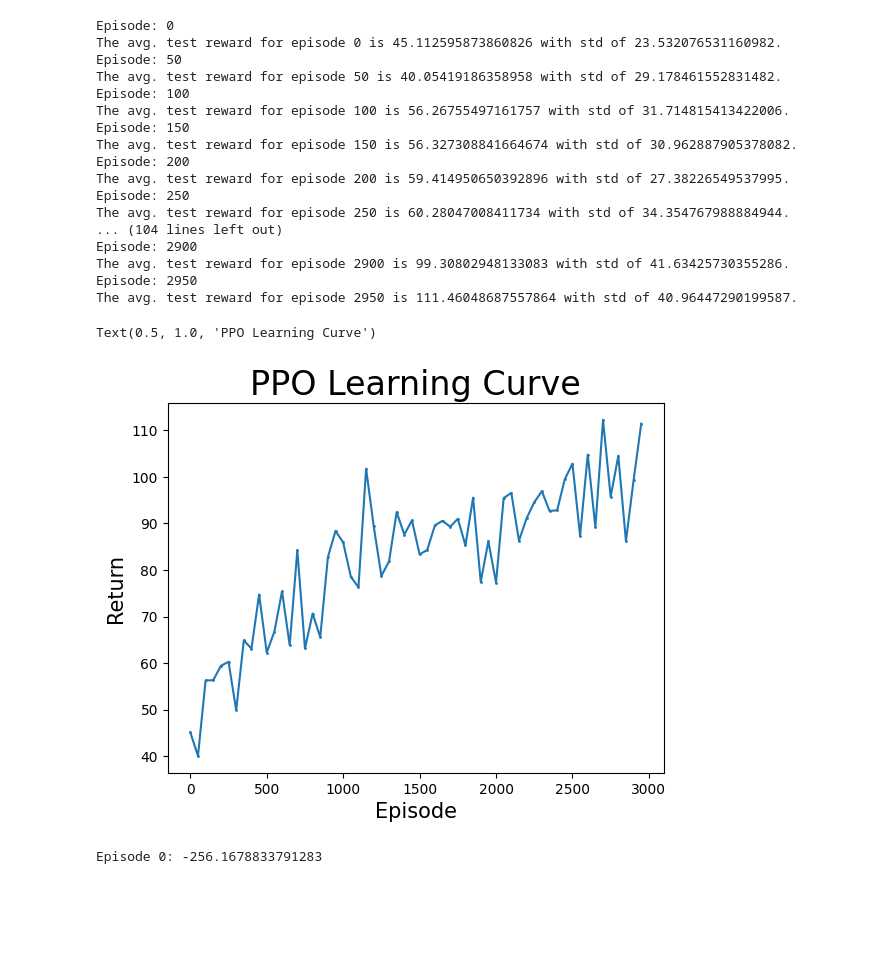
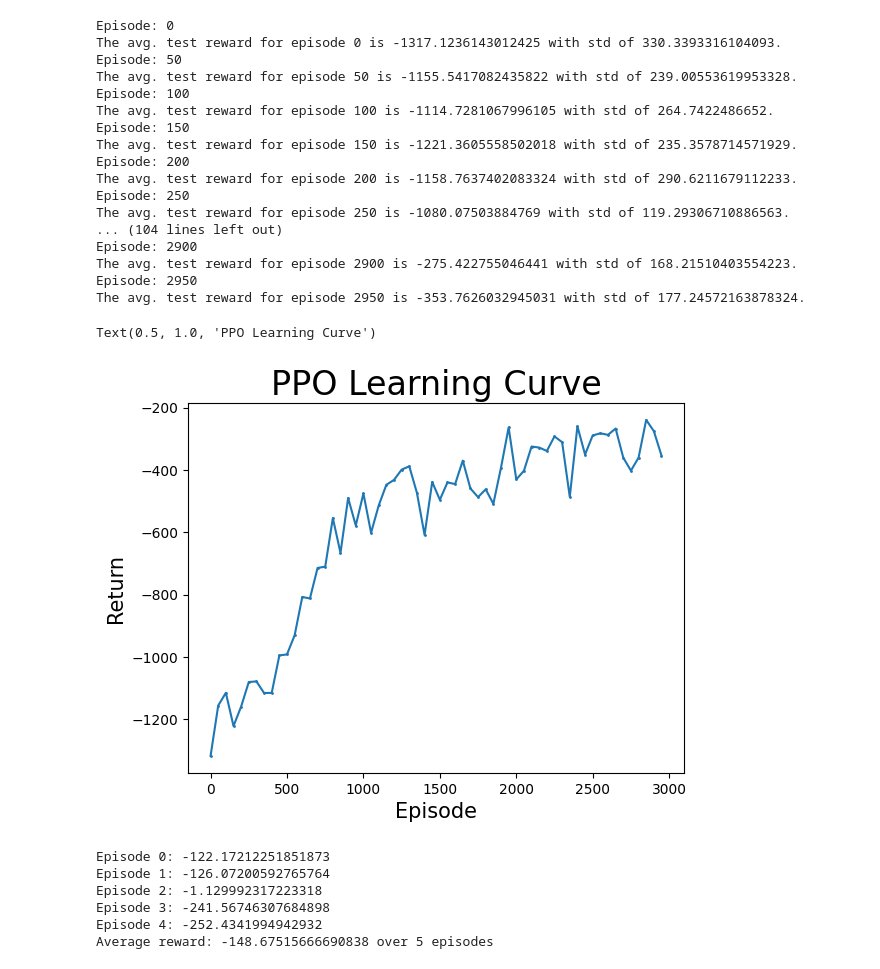
Before and after one commit to AndyPiantoni/ReinforceUs, a Jupyter notebook: PPO_from_scratch_ANDY-tuto-pytorch.ipynb, the cells around one changed output. Drawn from its saved outputs; the diff is of its cells as text; code cells hidden in the pictures; blank space fills up the shorter version.

```diff
--- a/PPO_from_scratch_ANDY-tuto-pytorch.ipynb
+++ b/PPO_from_scratch_ANDY-tuto-pytorch.ipynb
@@ -84,8 +88,13 @@ class NeuralNet(torch.nn.Module):
         x = self.output_activation(self.output_layer(x))
         return x
 
+def normalize_reward(env, reward):
+    """
+    Normalize the reward between -1 and 1
+    """
+    return (reward + 8.1) / 8.1
 
-def generate_single_episode(env, policy_net):
+def generate_single_episode(env, policy_net, eval=False):
     """
     Generates an episode by executing the current policy in the given env
     """
@@ -136,12 +145,18 @@ def generate_single_episode(env, policy_net):
         log_probs.append(log_prob)
 
         # take a selected action
-        if isinstance(env.action_space, gym.spaces.Discrete):
-            state, reward, terminated, truncated, _ = env.step(action)
-            reward = (reward + 8.1) / 8.1
-        else:
-            state, reward, terminated, truncated, _ = env.step(action)
-            reward = (reward + 8.1) / 8.1
+
+        state, reward, terminated, truncated, _ = env.step(action)
+        if terminated:
+            print(f"Envrionement solved in {t} steps")
+        if not eval:
+            # normalize the reward between -1 and 1
+            # reward = (reward + 8.1) / 8.1
+            if isinstance(env.action_space, gym.spaces.Discrete):
+                continue
+            else:
+                reward = normalize_reward(env, reward)
+
         rewards.append(reward)
 
         if terminated | truncated:
@@ -154,7 +169,7 @@ def evaluate_policy(env, policy_net):
     """
     Compute accumulative trajectory reward
     """
-    states, actions, rewards, log_probs = generate_single_episode(env, policy_net)
+    states, actions, rewards, log_probs = generate_single_episode(env, policy_net, eval=True)
     return np.sum(rewards)
 # %%
 def train_PPO(env, policy_net, policy_optimizer, value_net, value_optimizer, num_epochs, clip_val=0.2, gamma=0.99, entropy_coef=0.005, lamda=0.95):
@@ -243,6 +258,7 @@ def train_PPO(env, policy_net, policy_optimizer, value_net, value_optimizer, num
 # Define parameter values
 # env_name = 'CartPole-v0' # environment name
 env_name = 'Pendulum-v1' # environment name
+# env_name = "MountainCarContinuous-v0"
 
 #env_name = 'LunarLander-v2' # environment name
 # env_name = 'MountainCar-v0' # environment name
@@ -255,9 +271,11 @@ num_epochs = 10 # how many times we iterate the entire training dataset passing
 eval_freq = 50 # run evaluation of policy at each eval_freq trials
 eval_epi_index = num_train_ite//eval_freq # use to create x label for plot
 returns = np.zeros((num_seeds, eval_epi_index))
-gamma = 0.9 # discount factor
+gamma = 0.99 # discount factor
 clip_val = 0.2 # hyperparameter epsilon in clip objective
-entropy_coef = 0.005 # hyperparameter entropy coefficient
+entropy_coef = 0.05 # hyperparameter entropy coefficient
+policy_lr = 1e-4 # policy network's learning rate
+baseline_lr = 5e-4 # value network's learning rate
 
 # Create the environment.
 env = gym.make(env_name)
@@ -273,9 +291,6 @@ if isinstance(env.observation_space, gym.spaces.Discrete):
     nS = env.observation_space.n
 else:
     nS = env.observation_space.shape[0]
-
-policy_lr = 1e-4 # policy network's learning rate
-baseline_lr = 5e-4 # value network's learning rate
 
 for i in tqdm.tqdm(range(num_seeds)):
     reward_means = []
@@ -306,43 +321,43 @@ for i in tqdm.tqdm(range(num_seeds)):
             reward_means.append(reward_mean)
     returns[i] = np.array(reward_means)
 
 # save the policy network
-torch.save(policy_net.state_dict(), f"policy_net_{env_name}.pt")
+torch.save(policy_net.state_dict(), f"PPO_policy_net_{env_name}.pt")
 
 
 # Plot the performance over iterations
 x = np.arange(eval_epi_index)*eval_freq
 avg_returns = np.mean(returns, axis=0)
 max_returns = np.max(returns, axis=0)
 min_returns = np.min(returns, axis=0)
 
 plt.fill_between(x, min_returns, max_returns, alpha=0.1)
 plt.plot(x, avg_returns, '-o', markersize=1)
 
 plt.xlabel('Episode', fontsize = 15)
 plt.ylabel('Return', fontsize = 15)
 
 plt.title("PPO Learning Curve", fontsize = 24)
 # %% [output]
 Episode: 0
-The avg. test reward for episode 0 is 45.112595873860826 with std of 23.532076531160982.
+The avg. test reward for episode 0 is -1317.1236143012425 with std of 330.3393316104093.
 Episode: 50
-The avg. test reward for episode 50 is 40.05419186358958 with std of 29.178461552831482.
+The avg. test reward for episode 50 is -1155.5417082435822 with std of 239.00553619953328.
 Episode: 100
-The avg. test reward for episode 100 is 56.26755497161757 with std of 31.714815413422006.
+The avg. test reward for episode 100 is -1114.7281067996105 with std of 264.7422486652.
 Episode: 150
-The avg. test reward for episode 150 is 56.327308841664674 with std of 30.962887905378082.
+The avg. test reward for episode 150 is -1221.3605558502018 with std of 235.3578714571929.
 Episode: 200
-The avg. test reward for episode 200 is 59.414950650392896 with std of 27.38226549537995.
+The avg. test reward for episode 200 is -1158.7637402083324 with std of 290.6211679112233.
 Episode: 250
-The avg. test reward for episode 250 is 60.28047008411734 with std of 34.354767988884944.
+The avg. test reward for episode 250 is -1080.07503884769 with std of 119.29306710886563.
 ... (104 lines left out)
 Episode: 2900
-The avg. test reward for episode 2900 is 99.30802948133083 with std of 41.63425730355286.
+The avg. test reward for episode 2900 is -275.422755046441 with std of 168.21510403554223.
 Episode: 2950
-The avg. test reward for episode 2950 is 111.46048687557864 with std of 40.96447290199587.
+The avg. test reward for episode 2950 is -353.7626032945031 with std of 177.24572163878324.
 Text(0.5, 1.0, 'PPO Learning Curve')
-[figure, old version]
+[figure, new version]
 # %%
 import time
 #create an environment to test and visualize the policy
@@ -350,6 +365,7 @@ import time
 env_name = 'Pendulum-v1' # environment name
 # env_name = 'MountainCar-v0' # environment name
 # env_name = 'Acrobot-v1' # environment name
+# env_name = "MountainCarContinuous-v0"
 env = gym.make(env_name, render_mode='human')
 
 if isinstance(env.action_space, gym.spaces.Discrete):
@@ -362,13 +378,15 @@ else:
     policy_net = ContinuousActor(nS, nA)
 
 # load the policy network
-policy_net.load_state_dict(torch.load(f"policy_net_{env_name}.pt"))
+policy_net.load_state_dict(torch.load(f"PPO_policy_net_{env_name}.pt"))
 # policy_net.eval()
 
-episodes = 1
+episodes = 5
 state = env.reset()[0]
 rewards = []
+avg_rewards = []
 for i in range(episodes):
+    rewards = []
     while True:
         action, _ = policy_net.forward(torch.tensor(state, dtype=torch.float32))
         # clip action to the action space
@@ -381,8 +399,10 @@ for i in range(episodes):
             break
         state = torch.from_numpy(state.flatten()).float()
         rewards.append(reward)
+    avg_rewards.append(np.sum(rewards))
     print(f"Episode {i}: {np.sum(rewards)}")
     env.reset()
+print(f"Average reward: {np.mean(avg_rewards)} over {episodes} episodes")
 env.close()
 
 
@@ -398,7 +418,12 @@ env.close()
 #     print(f"Episode {i}: {reward}")
 # env.close()
 # %% [output]
-Episode 0: -256.1678833791283
+Episode 0: -122.17212251851873
+Episode 1: -126.07200592765764
+Episode 2: -1.129992317223318
+Episode 3: -241.56746307684898
+Episode 4: -252.4341994942932
+Average reward: -148.67515666690838 over 5 episodes
 # %%
 env_name = 'Pendulum-v1' # environment name
 env = gym.make(env_name, render_mode='human')
```
Also changed, not shown: parts of 1 cell of this notebook, 2 other files.
